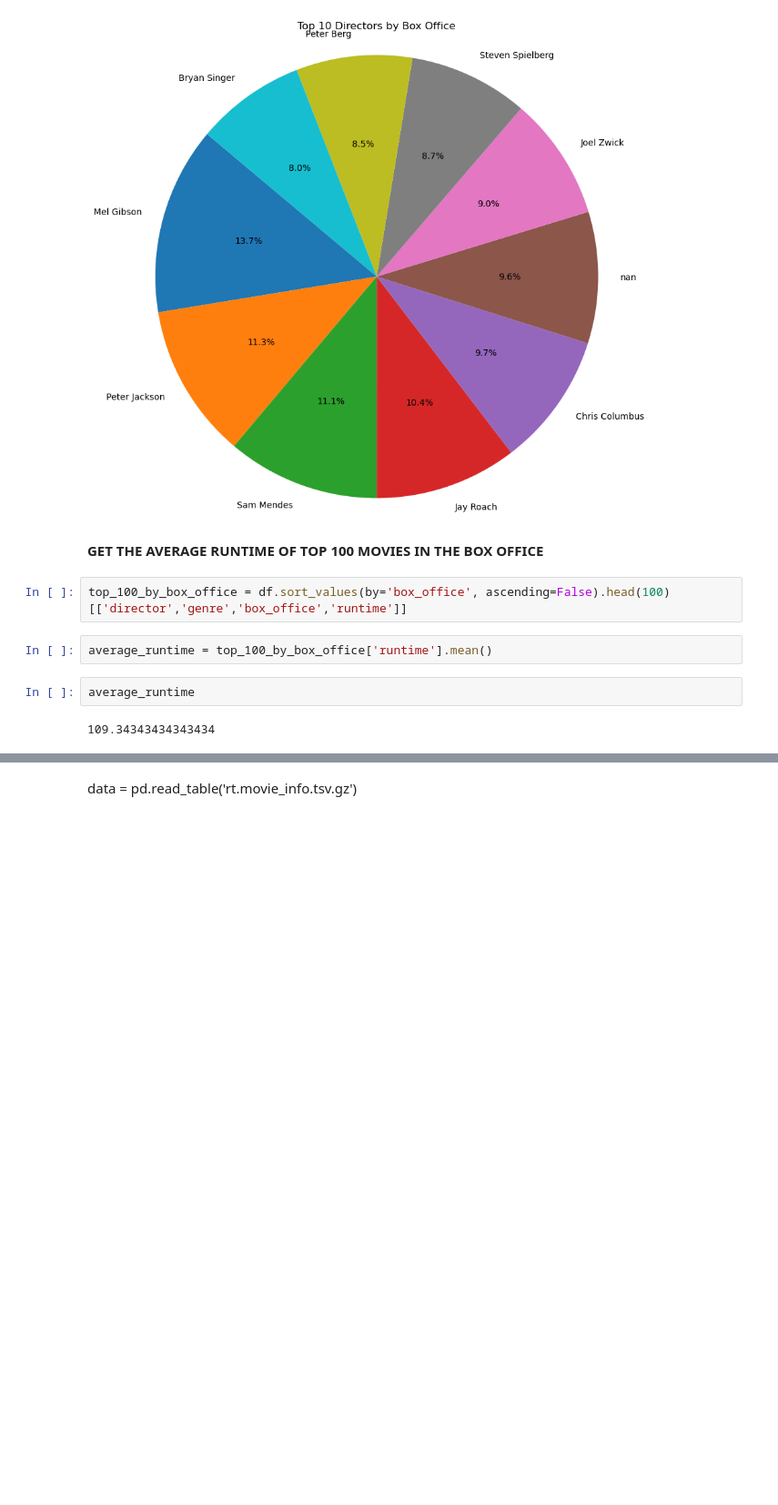
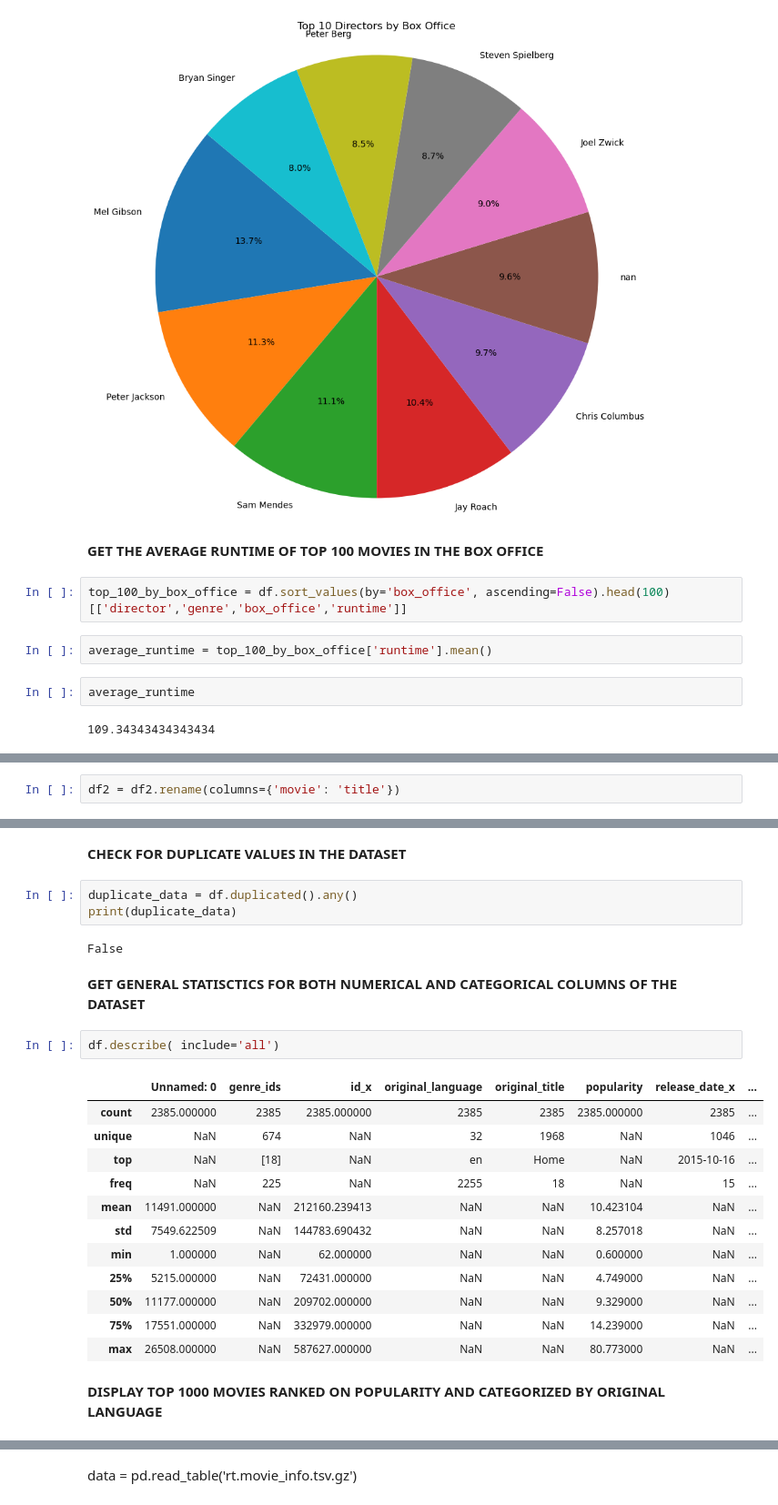
Before and after one commit to ISAACKW/PHASE1_PROJECT, a Jupyter notebook: index.ipynb, the cells around one changed output, grey strips where cells are left out. Shown at 91% size. Drawn from its saved outputs; the diff is of its cells as text; blank space fills up the shorter version.

```diff
--- a/index.ipynb
+++ b/index.ipynb
@@ -233,0 +482,2 @@ average_runtime
+# %%
+df2 = df2.rename(columns={'movie': 'title'})
@@ -233,0 +574,26 @@ average_runtime
+# %% [markdown]
+**CHECK FOR DUPLICATE VALUES IN THE DATASET**
+# %%
+duplicate_data = df.duplicated().any()
+print(duplicate_data)
+# %% [output]
+False
+# %% [markdown]
+**GET GENERAL STATISCTICS FOR BOTH NUMERICAL AND CATEGORICAL COLUMNS OF THE DATASET**
+# %%
+df.describe( include='all')
+# %% [output]
+|  | Unnamed: 0 | genre_ids | id_x | original_language | original_title | popularity | release_date_x | ... |
+| count | 2385.000000 | 2385 | 2385.000000 | 2385 | 2385 | 2385.000000 | 2385 | ... |
+| unique | NaN | 674 | NaN | 32 | 1968 | NaN | 1046 | ... |
+| top | NaN | [18] | NaN | en | Home | NaN | 2015-10-16 | ... |
+| freq | NaN | 225 | NaN | 2255 | 18 | NaN | 15 | ... |
+| mean | 11491.000000 | NaN | 212160.239413 | NaN | NaN | 10.423104 | NaN | ... |
+| std | 7549.622509 | NaN | 144783.690432 | NaN | NaN | 8.257018 | NaN | ... |
+| min | 1.000000 | NaN | 62.000000 | NaN | NaN | 0.600000 | NaN | ... |
+| 25% | 5215.000000 | NaN | 72431.000000 | NaN | NaN | 4.749000 | NaN | ... |
+| 50% | 11177.000000 | NaN | 209702.000000 | NaN | NaN | 9.329000 | NaN | ... |
+| 75% | 17551.000000 | NaN | 332979.000000 | NaN | NaN | 14.239000 | NaN | ... |
+| max | 26508.000000 | NaN | 587627.000000 | NaN | NaN | 80.773000 | NaN | ... |
+# %% [markdown]
+**DISPLAY TOP 1000 MOVIES RANKED  ON POPULARITY AND CATEGORIZED BY  ORIGINAL LANGUAGE**
```
Also changed, not shown: parts of 64 cells of this notebook.
